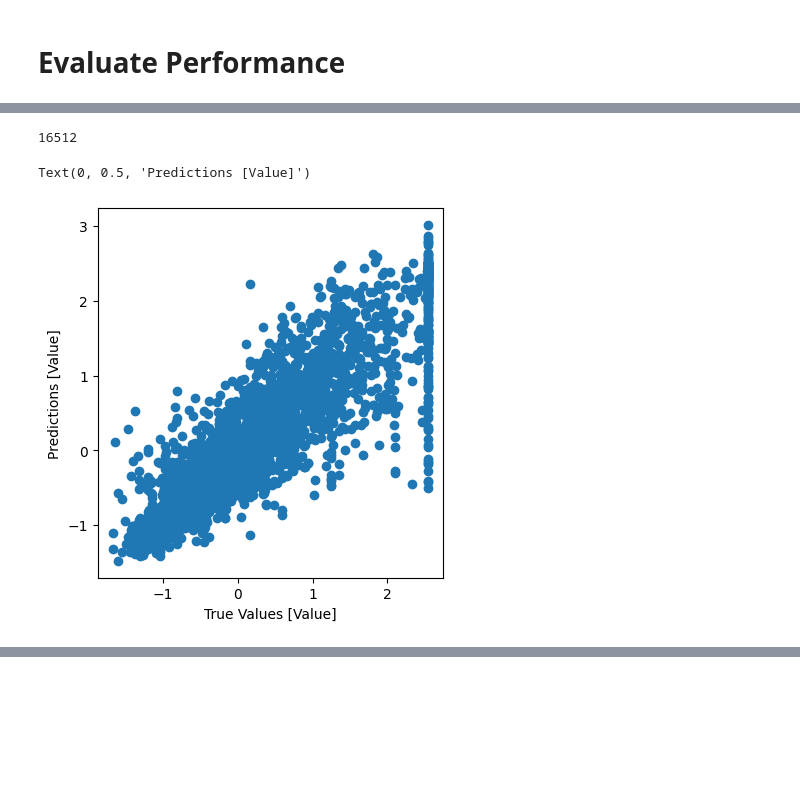
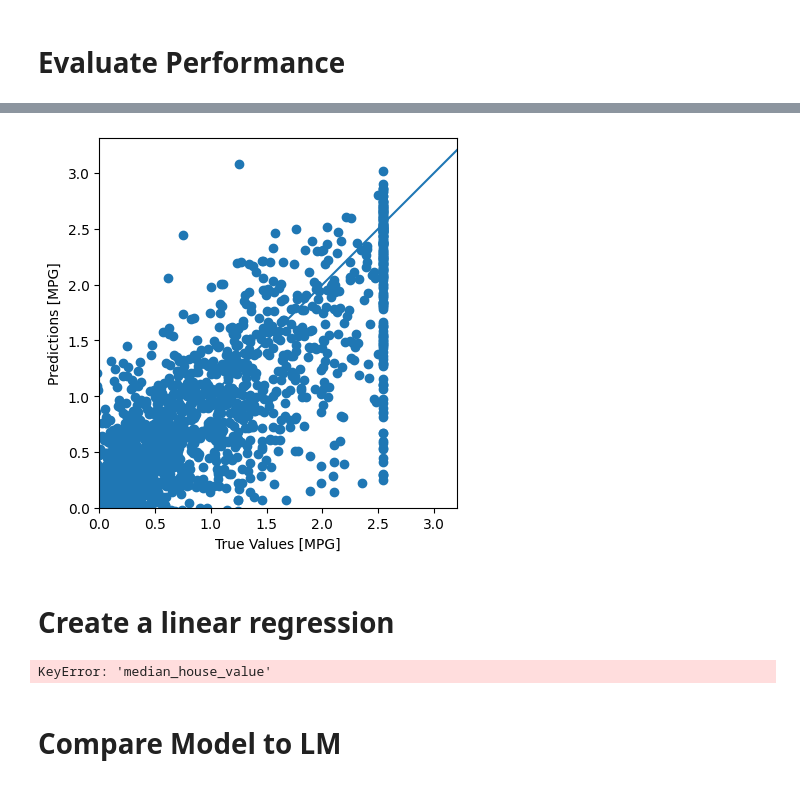
Before and after one commit to alexandermervar/351_FinalProject, a Jupyter notebook: Model/TensorFlow.ipynb, the cells around one changed output, grey strips where cells are left out. Drawn from its saved outputs; the diff is of its cells as text; code cells hidden in the pictures; blank space fills up the shorter version.

```diff
--- a/Model/TensorFlow.ipynb
+++ b/Model/TensorFlow.ipynb
@@ -29,10 +30,12 @@ GPU is NOT AVAILABLE
 # %% [markdown]
 # Load Data
 # %%
-df = pd.read_csv('../Data/cleaned.csv')
+df = pd.read_csv('/Users/mervar/Library/CloudStorage/OneDrive-IndianaUniversity/cogs-q351/351_FinalProject/Data/cleaned.csv')
 
 y = df.pop('median_house_value')
 
-X_train,X_test,y_train,y_test = train_test_split(df,y,test_size=0.2)
+# Generate a subset for testing
+from sklearn.model_selection import train_test_split
+X_train, X_test, y_train, y_test = train_test_split(df, y, test_size=0.2, random_state=42)
 # %% [markdown]
 # Define and Compile Model
@@ -51,2 +41,0 @@ model.compile(optimizer='adam',
-# %%
-model.fit(X_train,y_train, epochs=100)
@@ -71,0 +42,19 @@ Epoch 100/100
+# %%
+# Create a CNN model that trains on the data
+def create_model():
+    model = keras.Sequential([
+        keras.layers.Dense(64, activation='relu', input_shape=[len(X_train.keys())]),
+        keras.layers.Dense(64, activation='relu'),
+        keras.layers.Dense(1)
+    ])
+
+    optimizer = tf.keras.optimizers.RMSprop(0.001)
+
+    model.compile(loss='mse',
+                optimizer=optimizer,
+                metrics=['mae', 'mse'])
+    return model
+# %%
+# Train the data to use the df to predict y
+model = create_model()
+model.fit(df, y, epochs=30)
@@ -82,15 +82,17 @@ test_predictions = model.predict(X_test).flatten()
-# %%
-len(X_train)
-# %% [output]
-16512
-# %%
-from matplotlib import pyplot as plt
-
-
-plot = plt.axes(aspect='equal')
-plt.scatter(y_test, test_predictions)
-plt.xlabel('True Values [Value]')
-plt.ylabel('Predictions [Value]')
-# %% [output]
-Text(0, 0.5, 'Predictions [Value]')
-[figure, removed]
+# %%
+# Evaluate the model
+loss, mae, mse = model.evaluate(X_test, y_test, verbose=2)
+print("Testing set Mean Abs Error: {:5.2f} MPG".format(mae))
+
+# Make predictions
+test_predictions = model.predict(X_test).flatten()
+
+plt.scatter(y_test, test_predictions)
+plt.xlabel('True Values [MPG]')
+plt.ylabel('Predictions [MPG]')
+plt.axis('equal')
+plt.axis('square')
+plt.xlim([0,plt.xlim()[1]])
+plt.ylim([0,plt.ylim()[1]])
+_ = plt.plot([-100, 100], [-100, 100])
+# %% [output]
@@ -96,0 +101,18 @@ Text(0, 0.5, 'Predictions [Value]')
+[figure, added]
+# %% [markdown]
+# Create a linear regression
+# %%
+# complete a linear regression using the statsmodels library
+import statsmodels.api as sm
+
+# create a multivariate linear regression model of the data
+# the dependent variable is the 'median_house_value' column
+lm = sm.OLS(y, df)
+
+# fit the model to the data
+results = lm.fit()
+results.summary()
+# %% [output]
+KeyError: 'median_house_value'
+# %% [markdown]
+# Compare Model to LM
```
Also changed, not shown: parts of 8 cells of this notebook, 3 other files.
